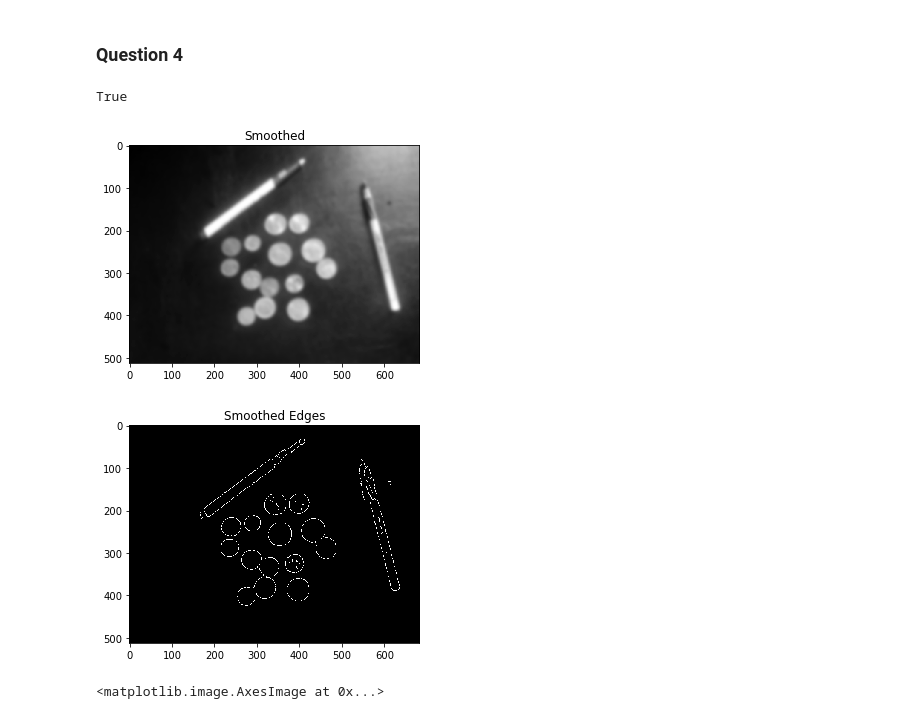
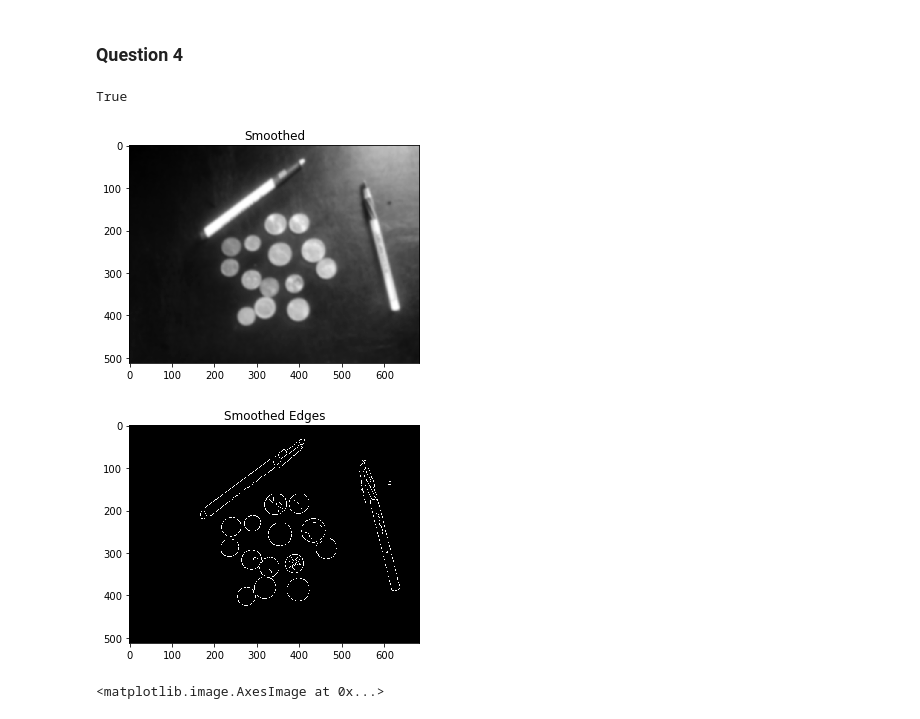
Before and after one commit to jtang10/intro2CV, a Jupyter notebook: ps1/ps1.ipynb, the cells around one changed output. Cells and saved outputs as stored; diff of their text form; code cells hidden in the pictures.

Commit message:
working on circle

```diff
--- a/ps1/ps1.ipynb
+++ b/ps1/ps1.ipynb
@@ -154,21 +156,21 @@ plt.imshow(hough_lines_draw(img_noisy, 'output/ps1-3-c-2.png', peaks, rho, theta
 ### Question 4
 # %%
 circle1 = cv2.imread('input/ps1-input1.png')
-circle1_smoothed = cv2.GaussianBlur(cv2.cvtColor(circle1, cv2.COLOR_BGR2GRAY), (21, 21), 0)
+circle1_smoothed = cv2.GaussianBlur(cv2.cvtColor(circle1, cv2.COLOR_BGR2GRAY), (15, 15), 0)
 plt.figure()
 plt.imshow(circle1_smoothed, 'gray')
 plt.title('Smoothed')
 cv2.imwrite('output/ps1-4-a-1.png', circle1_smoothed)
 
-circle1_smoothed_edges = cv2.Canny(circle1_smoothed, 5, 40)
+circle1_smoothed_edges = cv2.Canny(circle1_smoothed, 10, 50)
 plt.figure()
 plt.imshow(circle1_smoothed_edges, 'gray')
 plt.title('Smoothed Edges')
 cv2.imwrite('output/ps1-4-b-1.png', circle1_smoothed_edges)
 # %% [output]
 True
 [figure]
-[figure, old version]
+[figure, new version]
 # %%
 H, theta, rho = hough_lines_acc(circle1_smoothed_edges)
 Hnorm = H/(np.amax(H)) * 255  # Normalize
```
Also changed, not shown: parts of 9 cells of this notebook.
